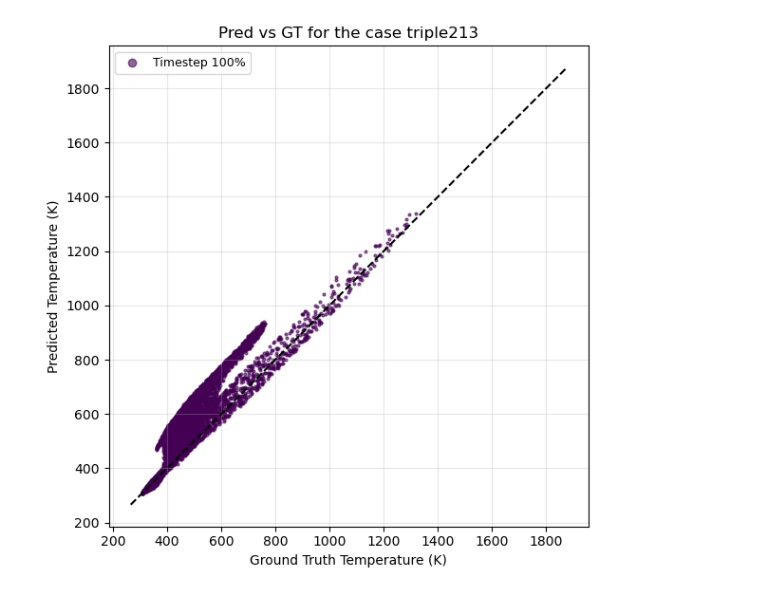
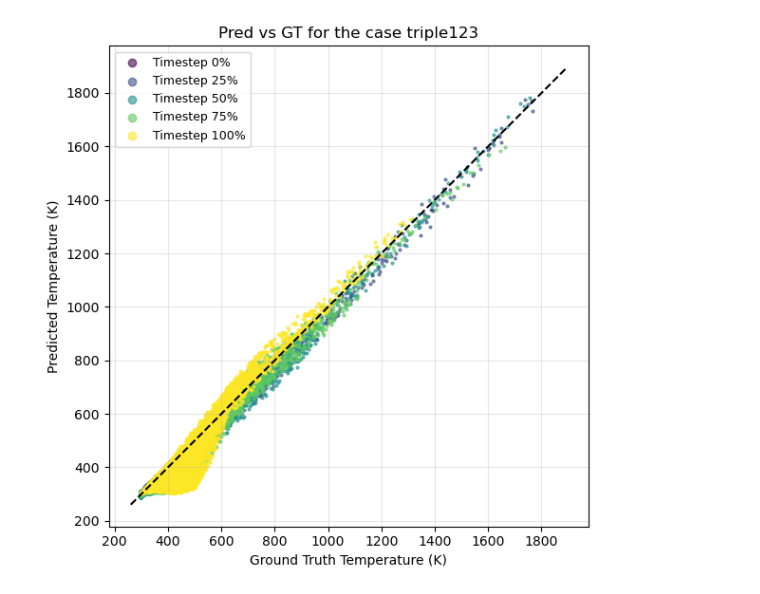
Before and after one commit to narupanta/Heat_MGN, a Jupyter notebook: plot.ipynb, the cells around one changed output. Cells and saved outputs as stored; diff of their text form; code cells hidden in the pictures.

```diff
--- a/plot.ipynb
+++ b/plot.ipynb
@@ -59,13 +60,13 @@ def plot_pred_vs_gt_selected(case_name, pred, gt, timesteps=[0, 100, 200], cmap=
     plt.show()
 # %%
 # for triple tracks case
-case_name = "triple213_vx0.1_p150"
+case_name = "triple123_vx0.1_p150"
 triple123 = rollouts[case_name]
 # %%
 pred = triple123["pred"]
 gt = triple123["gt"]
-selected_timesteps = [pred.shape[0]-1]
-# selected_timesteps = [0, int(pred.shape[0] * 0.25), int(pred.shape[0] * 0.5), int(pred.shape[0] * 0.75), pred.shape[0]-1]
+# selected_timesteps = [pred.shape[0]-1]
+selected_timesteps = [0, int(pred.shape[0] * 0.25), int(pred.shape[0] * 0.5), int(pred.shape[0] * 0.75), pred.shape[0]-1]
 plot_pred_vs_gt_selected(case_name, pred, gt, timesteps=selected_timesteps, cmap='viridis', point_size=4)
 # %% [output]
-[figure, old version]
+[figure, new version]
```
Also changed, not shown: parts of 6 cells of this notebook, 1 other file.
